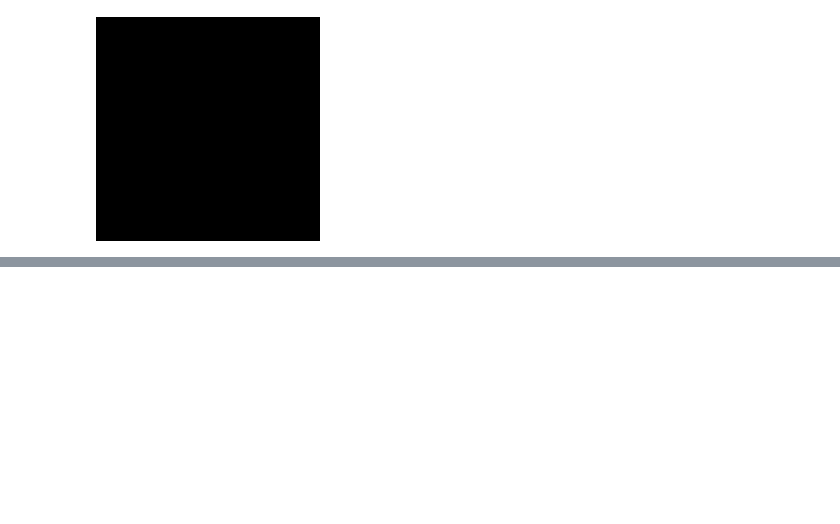
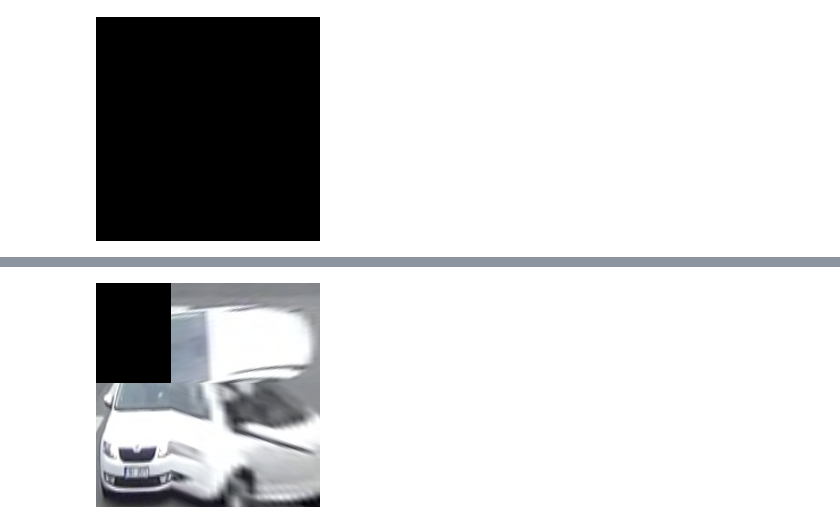
Before and after one commit to martinodonnell/LowResImageRecognision, a Jupyter notebook: jupyterFiles/Boxcars Augmentation Take 2.ipynb, the cells around one changed output, grey strips where cells are left out. Cells and saved outputs as stored; diff of their text form; code cells hidden in the pictures; blank space fills up the shorter version.

```diff
--- a/jupyterFiles/Boxcars Augmentation Take 2.ipynb
+++ b/jupyterFiles/Boxcars Augmentation Take 2.ipynb
@@ -79,6 +79,7 @@ def get_vehicle_instance_data(vehicle_id, instance_id, original_image_coordinate
     vehicle = dataset["samples"][vehicle_id]
     instance = vehicle["instances"][instance_id]
     bb3d = instance["3DBB"]
+    bb3d = bb3d - instance["3DBB_offset"]
 
     return vehicle, instance, bb3d
 
@@ -150,0 +148,17 @@ img
+# %%
+vehicle_id, instance_id = 25012,14
+vehicle, instance, bb3d = get_vehicle_instance_data(vehicle_id, instance_id)
+image = get_image(vehicle_id, instance_id)
+if True:
+    image = alter_HSV(image) # randomly alternate color
+    image = image_drop(image) # randomly remove part of the image
+    bb_noise = np.clip(np.random.randn(2) * 1.5, -5, 5) # generate random bounding box movement
+    flip = bool(random.getrandbits(1)) # random flip
+    image, bb3d = add_bb_noise_flip(image, bb3d, flip, bb_noise)
+image = unpack_3DBB(image, bb3d)
+# image = (image.astype(np.float32) - 116)/128.
+
+image = Image.fromarray(image)
+image
+# %% [output]
+[figure, added]
```
Also changed, not shown: parts of 8 cells of this notebook, 1 other file.
